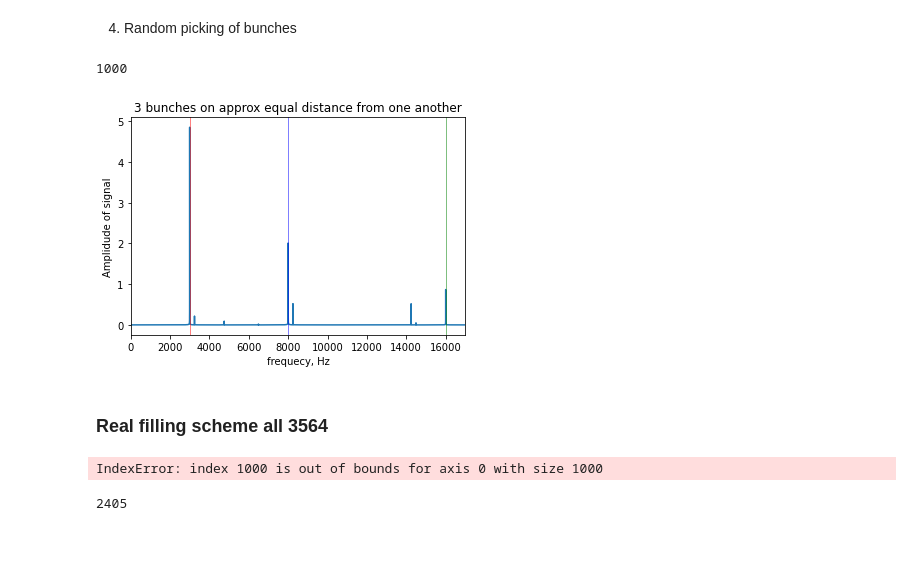
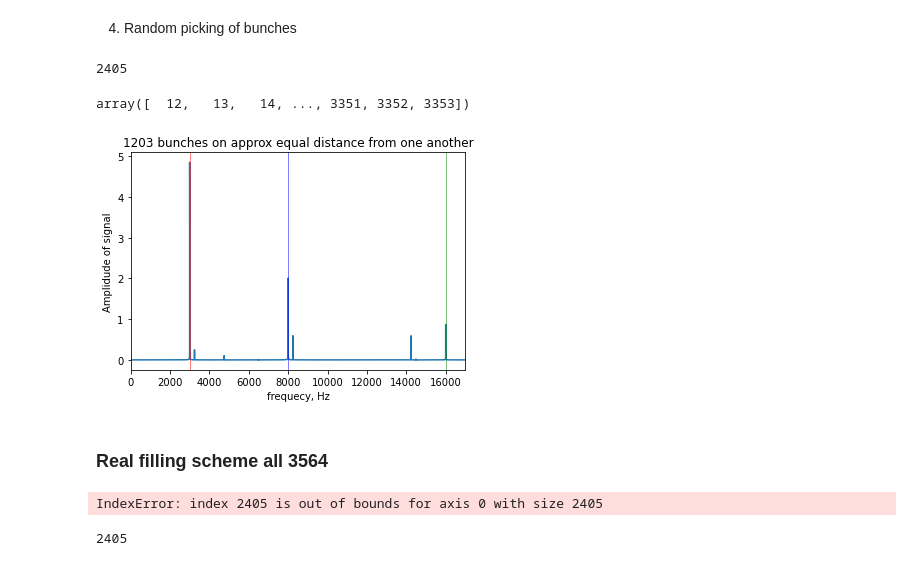
Before and after one commit to aradosla/ADTObsBox_analysis, a Jupyter notebook: 000_simple_example.ipynb, the cells around one changed output. Saved outputs shown, nothing was run; the diff lists cells and outputs as text; code cells hidden in the pictures.

Commit message:
Parquet

```diff
--- a/000_simple_example.ipynb
+++ b/000_simple_example.ipynb
@@ -321,10 +321,18 @@ for freq, color in zip([signal1_frequency, signal2_frequency, signal3_frequency]
 # %% [markdown]
 1) 2 bunches close to each other [0,1]
 # %%
-filling_pattern = pd.read_parquet('/eos/home-i01/a/aradosla/SWAN_projects/Analysis/ADTObsBox_analysis/filling.parquet', engine='pyarrow')
+filling_pattern = pd.read_parquet('/eos/home-i01/a/aradosla/SWAN_projects/Analysis/ADTObsBox_analysis/fillingall.parquet', engine='pyarrow')
 filling_pattern = filling_pattern['Filling scheme']
+
+print(filling_pattern[1776])
 bunches = np.where(filling_pattern>0)[0]
-bunches_used = np.array([bunches[0], bunches[1]])
-print(len(bunches_used))
+print(bunches[:10])
+#bunches_used = np.array([bunches[0], bunches[1]])
+number = (3564 - bunches[0])/2
+closest = min(bunches, key=lambda x: abs(x - number))
+bunches_used = np.array([bunches[0], closest])
+
+print(bunches[0], closest)
 filling_pattern = bunches_used
+print(filling_pattern)
 # %% [output]
@@ -331,0 +343,8 @@ filling_pattern = bunches_used
+# %%
+
+number = (3564 - bunches[0])/3
+number2 = 2* (3564 - bunches[0])/3
+closest = min(bunches, key=lambda x: abs(x - number))
+closest2 = min(bunches, key=lambda x: abs(x - number2))
+bunches_used = np.array([bunches[0], closest, closest2])
+filling_pattern = bunches_used
@@ -336,7 +414,7 @@ print(filling_pattern)
 
 import random
 
-nb_bunches = len(np.where(filling_pattern>0)[0])
+nb_bunches = len(bunches_used)
 
 #filling_pattern = random.sample(range(total_nb_bunches+1), nb_bunches)
 
@@ -477,54 +555,60 @@ for freq, color in zip([signal1_frequency, signal2_frequency, signal3_frequency]
 # %% [markdown]
 4) Random picking of bunches
 # %%
-filling_pattern = pd.read_parquet('filling.parquet', engine='pyarrow')
+filling_pattern = pd.read_parquet('/eos/home-i01/a/aradosla/SWAN_projects/Analysis/ADTObsBox_analysis/filling.parquet', engine='pyarrow')
+
 filling_pattern = filling_pattern['Filling scheme']
 bunches = np.where(filling_pattern>0)[0]
-bunches_used = np.array(random.choices(bunches, k=1000))
+#bunches_used = np.array(random.choices(bunches, k=1000))   #random choice
+bunches_used = np.array(bunches)                       #every second value
 print(len(bunches_used))
 filling_pattern = bunches_used
 # %% [output]
-1000
+2405
+# %%
+filling_pattern
+# %% [output]
+array([  12,   13,   14, ..., 3351, 3352, 3353])
 # %%
 #MODIFY for custom filling scheme
 
 import random
 
-nb_bunches = len(np.where(filling_pattern>0)[0])
+nb_bunches = len(bunches_used)
 
 #filling_pattern = random.sample(range(total_nb_bunches+1), nb_bunches)
 
 signal_freqs = np.linspace(0, sampling_frequency, len(time))
 
 repeat_fft = 3
 signal_freqs_extended = np.linspace(0, sampling_frequency*repeat_fft, repeat_fft*len(time))
 
 signal_bunch = {}
 fft_bunch = {}
 combined_fft_bunch_corrected = []
 
 for nb_bunch in range(nb_bunches):
     time_delay = filling_pattern[nb_bunch] * bunch_spacing
     bunch_time = time + time_delay
     signal_bunch[nb_bunch] = signal1_amplitude*np.cos(2*np.pi*signal1_frequency*bunch_time) + signal2_amplitude* np.cos(2*np.pi*signal2_frequency*bunch_time) + signal3_amplitude* np.cos(2*np.pi*signal3_frequency*bunch_time)
     fft_bunch[nb_bunch] = np.fft.fft(signal_bunch[nb_bunch])
     fft_bunch[nb_bunch]/= len(fft_bunch[nb_bunch]) # no abs
     fft_bunch[nb_bunch]*= 2.0
 
     fft_bunch[nb_bunch] = np.concatenate([fft_bunch[nb_bunch]]*repeat_fft)
     combined_fft_bunch_corrected.append(fft_bunch[nb_bunch] * np.exp(-1j*2*np.pi*signal_freqs_extended*time_delay))
 
 combined_fft = np.mean(combined_fft_bunch_corrected, axis=0)
 plt.plot(signal_freqs_extended, abs(combined_fft))
 plt.xlim(0, 17000)
 
 for freq, color in zip([signal1_frequency, signal2_frequency, signal3_frequency], [signal1_color, signal2_color, signal3_color]):
     plt.axvline(freq, c=color, lw=0.5)
-    plt.title('3 bunches on approx equal distance from one another')
+    plt.title('1203 bunches on approx equal distance from one another')
     plt.xlabel('frequecy, Hz')
     plt.ylabel('Amplidude of signal')
 # %% [output]
-[figure, old version]
+[figure, new version]
 # %% [markdown]
 ### Real filling scheme all 3564
 # %%
@@ -563,7 +647,7 @@ plt.xlim(0, 17000)
 for freq, color in zip([signal1_frequency, signal2_frequency, signal3_frequency], [signal1_color, signal2_color, signal3_color]):
     plt.axvline(freq, c=color, lw=0.5)
 # %% [output]
-IndexError: index 1000 is out of bounds for axis 0 with size 1000
+IndexError: index 2405 is out of bounds for axis 0 with size 2405
 # %%
 print(len(np.where(filling_pattern>0)[0]))
 # %% [output]
```
Also changed, not shown: parts of 5 cells of this notebook, 24 other files.
